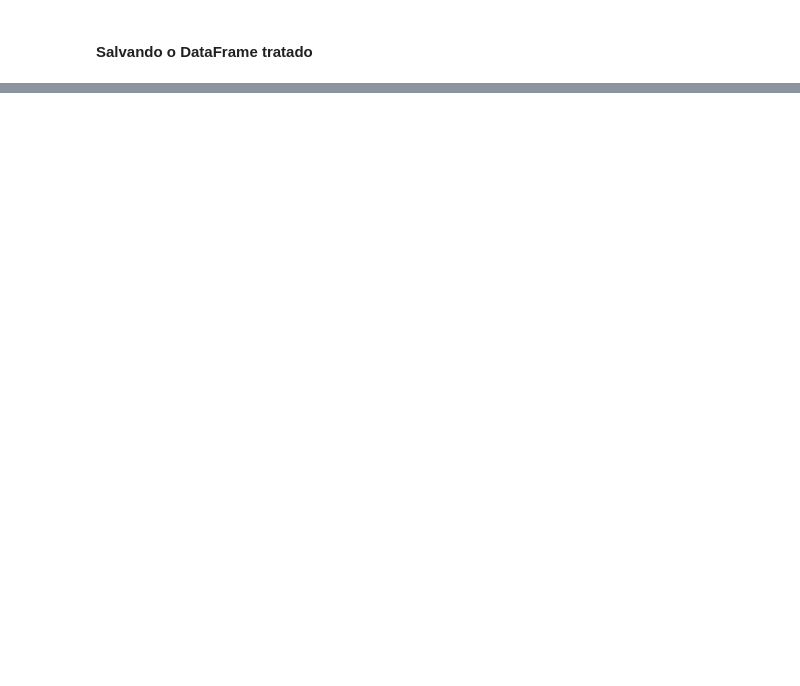
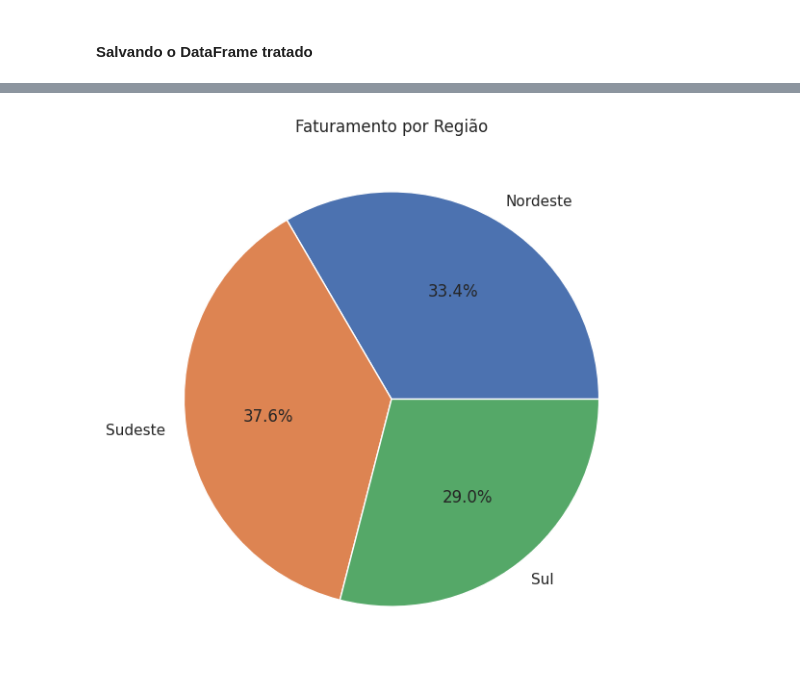
Before and after one commit to pedrolmf33/Tratamento_e_analise_exploratoria, a Jupyter notebook: Python_tratamento_e_analise_exploratoria.ipynb, the cells around one changed output, grey strips where cells are left out. Cells and saved outputs as stored; diff of their text form; code cells hidden in the pictures; blank space fills up the shorter version.

```diff
--- a/Python_tratamento_e_analise_exploratoria.ipynb
+++ b/Python_tratamento_e_analise_exploratoria.ipynb
@@ -693,0 +694,5 @@ df['Margem de Lucro'].isnull().sum()
+# %%
+# Excluindo outlier
+
+df = df[df['Faturamento'] != 8581.60]
+df['Faturamento'].max()
@@ -697,0 +721,4 @@ df['Lucro'].isnull().sum()
+# %%
+# Excluindo o outlier milionário do Lucro
+
+df = df[df['Lucro'] < 1000000]
@@ -723,0 +847,20 @@ df.to_csv('Campe_Supply_Tratado.csv', index=False, encoding='utf-8')
+# %%
+# Faturamento por Região
+
+# Agrupando os dados
+faturamento_regiao = df.groupby('Região')['Faturamento'].sum()
+
+# Plotando o gráfico
+faturamento_regiao.plot(
+    kind='pie',
+    autopct='%1.1f%%',
+    figsize=(7, 7),
+    title='Faturamento por Região'
+)
+
+# Escondendo a palavra "Faturamento" espremida no eixo Y
+plt.ylabel('')
+
+plt.show()
+# %% [output]
+[figure, added]
```
Also changed, not shown: parts of 18 cells of this notebook, 1 other file.
